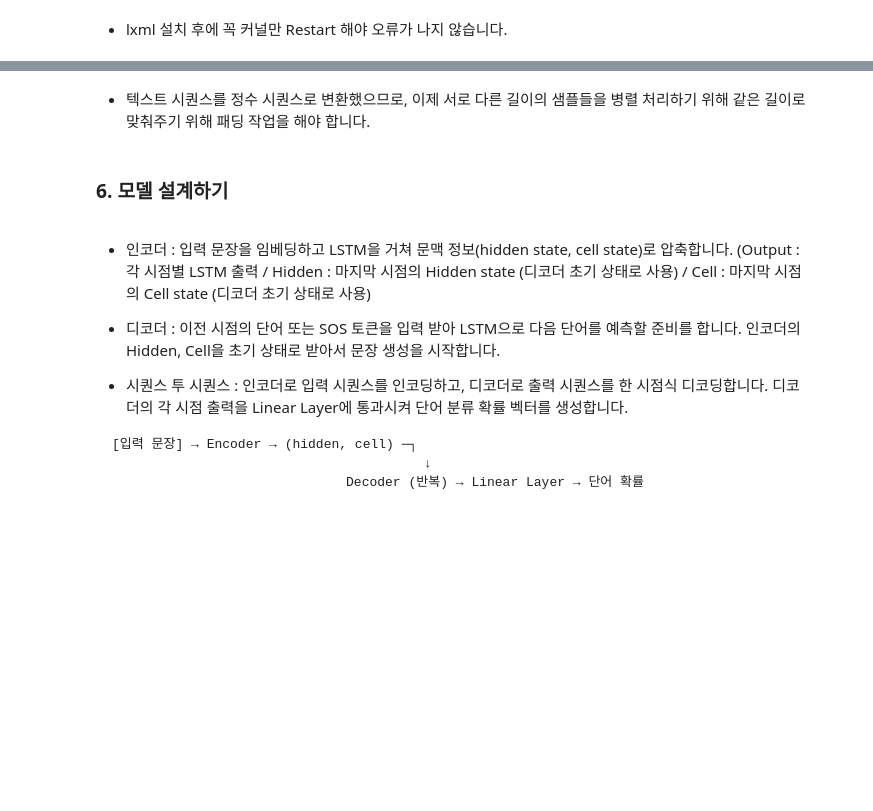
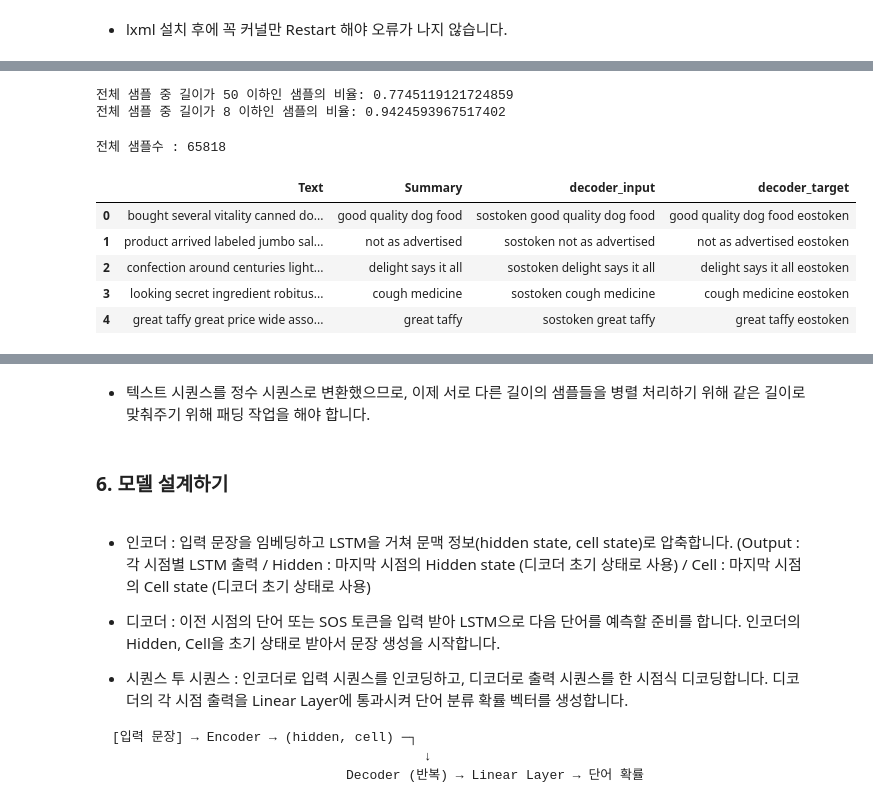
Before and after one commit to zeropro25/AIFFEL_quest_rs_jm, a Jupyter notebook: Exploration/Ex06/뉴스 요약봇 만들기.ipynb, the cells around one changed output, grey strips where cells are left out. Saved outputs shown, nothing was run; the diff lists cells and outputs as text; code cells hidden in the pictures; blank space fills up the shorter version.

```diff
--- a/Exploration/Ex06/뉴스 요약봇 만들기.ipynb
+++ b/Exploration/Ex06/뉴스 요약봇 만들기.ipynb
@@ -217,6 +299,6 @@ plt.show()
 # %%
 text_max_len = 50
-headlines_max_len = 8
+summary_max_len = 8
 # %%
 def below_threshold_len(max_len, nested_list):
   cnt = 0
@@ -225,16 +307,28 @@ def below_threshold_len(max_len, nested_list):
         cnt = cnt + 1
   print('전체 샘플 중 길이가 %s 이하인 샘플의 비율: %s'%(max_len, (cnt / len(nested_list))))
 # %%
-below_threshold_len(text_max_len, data['text'])
-below_threshold_len(summary_max_len, data['headlines'])
+below_threshold_len(text_max_len, data['Text'])
+below_threshold_len(summary_max_len, data['Summary'])
+# %% [output]
+전체 샘플 중 길이가 50 이하인 샘플의 비율: 0.7745119121724859
+전체 샘플 중 길이가 8 이하인 샘플의 비율: 0.9424593967517402
 # %%
-data = data[data['text'].apply(lambda x: len(x.split()) <= text_max_len)]
-data = data[data['headlines'].apply(lambda x: len(x.split()) <= summary_max_len)]
+data = data[data['Text'].apply(lambda x: len(x.split()) <= text_max_len)]
+data = data[data['Summary'].apply(lambda x: len(x.split()) <= summary_max_len)]
 
 print('전체 샘플수 :', (len(data)))
+# %% [output]
+전체 샘플수 : 65818
 # %%
 # 요약 데이터에는 시작 토큰과 종료 토큰을 추가한다.
-data['decoder_input'] = data['headlines'].apply(lambda x : 'sostoken '+ x)
-data['decoder_target'] = data['headlines'].apply(lambda x : x + ' eostoken')
+data['decoder_input'] = data['Summary'].apply(lambda x : 'sostoken '+ x)
+data['decoder_target'] = data['Summary'].apply(lambda x : x + ' eostoken')
 data.head()
+# %% [output]
+|  | Text | Summary | decoder_input | decoder_target |
+| 0 | bought several vitality canned do... | good quality dog food | sostoken good quality dog food | good quality dog food eostoken |
+| 1 | product arrived labeled jumbo sal... | not as advertised | sostoken not as advertised | not as advertised eostoken |
+| 2 | confection around centuries light... | delight says it all | sostoken delight says it all | delight says it all eostoken |
+| 3 | looking secret ingredient robitus... | cough medicine | sostoken cough medicine | cough medicine eostoken |
+| 4 | great taffy great price wide asso... | great taffy | sostoken great taffy | great taffy eostoken |
 # %%
```
Also changed, not shown: parts of 55 cells of this notebook, 1 other file.
